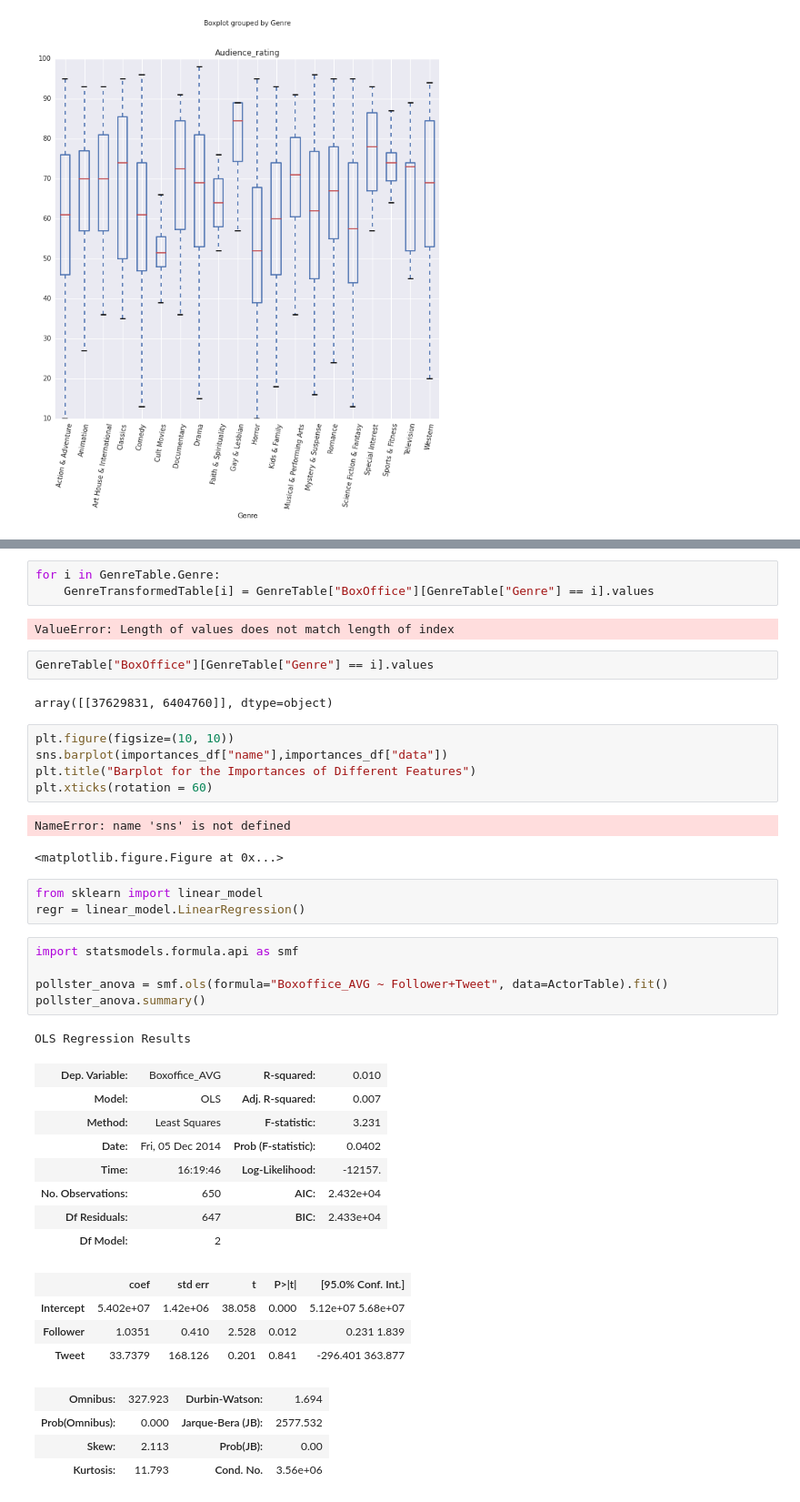
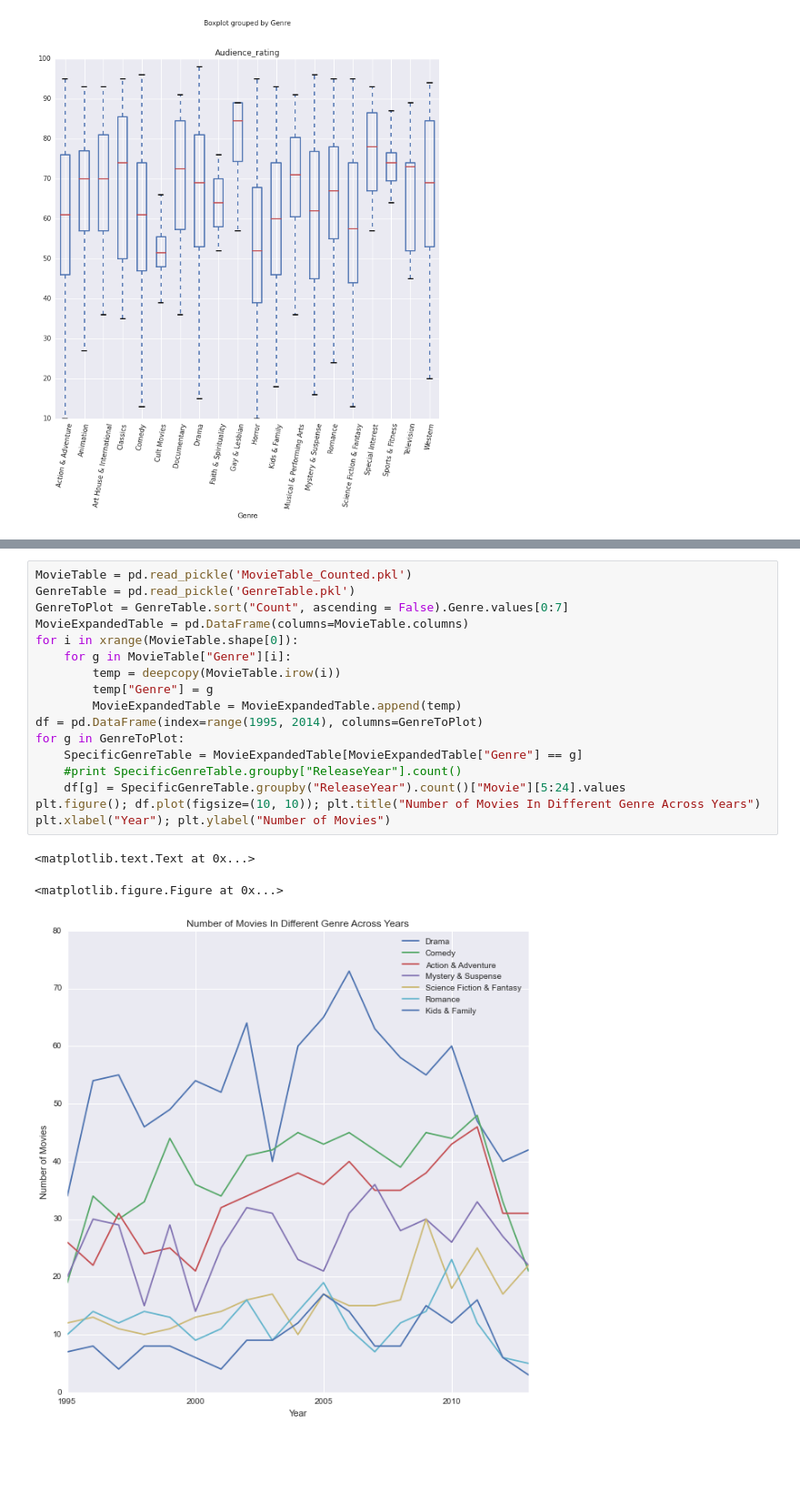
Before and after one commit to lantian2012/DataScience, a Jupyter notebook: PlotCheck.ipynb, the cells around one changed output, grey strips where cells are left out. Shown at 91% size. Cells and saved outputs as stored; diff of their text form; blank space fills up the shorter version.

Commit message:
plot check ipynb last graph

```diff
--- a/PlotCheck.ipynb
+++ b/PlotCheck.ipynb
@@ -137,43 +112,21 @@ GenreTransformedTable = pd.DataFrame(np.random.randn(10, 20), columns=GenreTable
-# %%
-for i in GenreTable.Genre:
-    GenreTransformedTable[i] = GenreTable["BoxOffice"][GenreTable["Genre"] == i].values
-# %% [output]
-ValueError: Length of values does not match length of index
-# %%
-GenreTable["BoxOffice"][GenreTable["Genre"] == i].values
-# %% [output]
-array([[37629831, 6404760]], dtype=object)
-# %%
-plt.figure(figsize=(10, 10))
-sns.barplot(importances_df["name"],importances_df["data"])
-plt.title("Barplot for the Importances of Different Features")
-plt.xticks(rotation = 60)
-# %% [output]
-NameError: name 'sns' is not defined
-<matplotlib.figure.Figure at 0x...>
-# %%
-from sklearn import linear_model
-regr = linear_model.LinearRegression()
-# %%
-import statsmodels.formula.api as smf
-
-pollster_anova = smf.ols(formula="Boxoffice_AVG ~ Follower+Tweet", data=ActorTable).fit()
-pollster_anova.summary()
-# %% [output]
-OLS Regression Results
-| Dep. Variable: | Boxoffice_AVG | R-squared: | 0.010 |
-| Model: | OLS | Adj. R-squared: | 0.007 |
-| Method: | Least Squares | F-statistic: | 3.231 |
-| Date: | Fri, 05 Dec 2014 | Prob (F-statistic): | 0.0402 |
-| Time: | 16:19:46 | Log-Likelihood: | -12157. |
-| No. Observations: | 650 | AIC: | 2.432e+04 |
-| Df Residuals: | 647 | BIC: | 2.433e+04 |
-| Df Model: | 2 |  |  |
-|  | coef | std err | t | P>|t| | [95.0% Conf. Int.] |
-| Intercept | 5.402e+07 | 1.42e+06 | 38.058 | 0.000 | 5.12e+07 5.68e+07 |
-| Follower | 1.0351 | 0.410 | 2.528 | 0.012 | 0.231 1.839 |
-| Tweet | 33.7379 | 168.126 | 0.201 | 0.841 | -296.401 363.877 |
-| Omnibus: | 327.923 | Durbin-Watson: | 1.694 |
-| Prob(Omnibus): | 0.000 | Jarque-Bera (JB): | 2577.532 |
-| Skew: | 2.113 | Prob(JB): | 0.00 |
-| Kurtosis: | 11.793 | Cond. No. | 3.56e+06 |
+# %%
+MovieTable = pd.read_pickle('MovieTable_Counted.pkl')
+GenreTable = pd.read_pickle('GenreTable.pkl')
+GenreToPlot = GenreTable.sort("Count", ascending = False).Genre.values[0:7]
+MovieExpandedTable = pd.DataFrame(columns=MovieTable.columns)
+for i in xrange(MovieTable.shape[0]):
+    for g in MovieTable["Genre"][i]:
+        temp = deepcopy(MovieTable.irow(i))
+        temp["Genre"] = g
+        MovieExpandedTable = MovieExpandedTable.append(temp)
+df = pd.DataFrame(index=range(1995, 2014), columns=GenreToPlot)
+for g in GenreToPlot:
+    SpecificGenreTable = MovieExpandedTable[MovieExpandedTable["Genre"] == g]
+    #print SpecificGenreTable.groupby["ReleaseYear"].count()
+    df[g] = SpecificGenreTable.groupby("ReleaseYear").count()["Movie"][5:24].values
+plt.figure(); df.plot(figsize=(10, 10)); plt.title("Number of Movies In Different Genre Across Years")
+plt.xlabel("Year"); plt.ylabel("Number of Movies")
+# %% [output]
+<matplotlib.text.Text at 0x...>
+<matplotlib.figure.Figure at 0x...>
+[figure, added]
```
Also changed, not shown: parts of 3 cells of this notebook.
